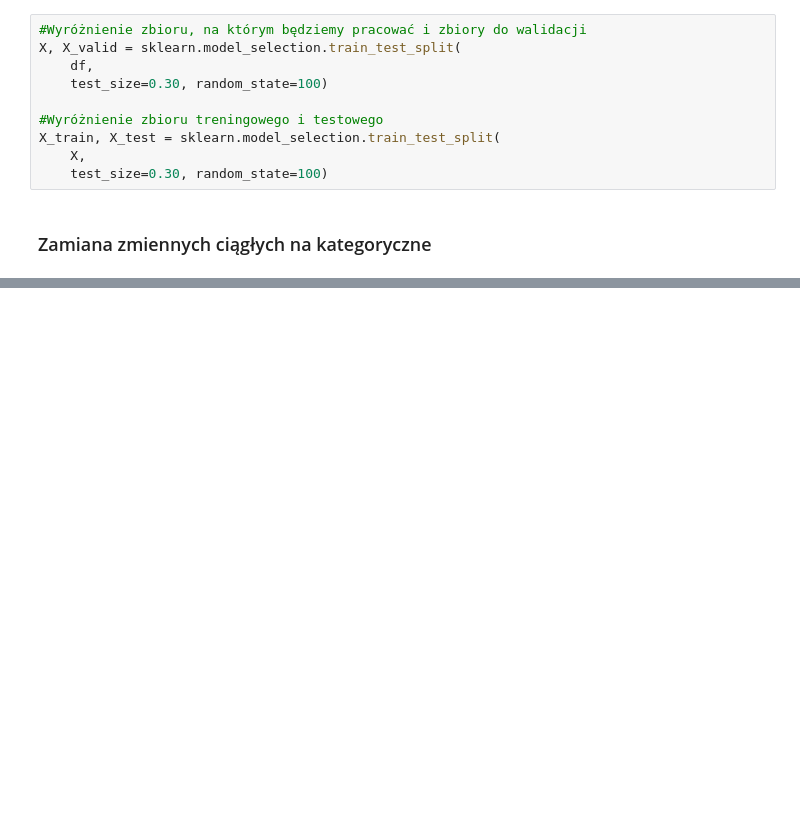
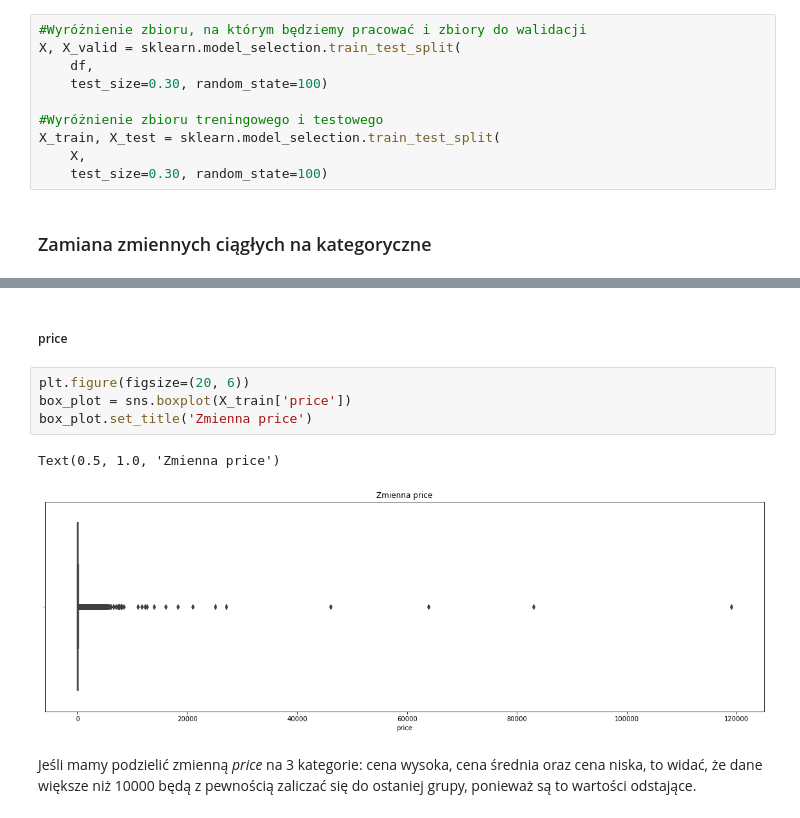
Before and after one commit to malwina0/2022L-ML, a Jupyter notebook: ZD2/ZD2_JakubPiwko_MalwinaWojewoda.ipynb, the cells around one changed output, grey strips where cells are left out. Saved outputs shown, nothing was run; the diff lists cells and outputs as text; blank space fills up the shorter version.

```diff
--- a/ZD2/ZD2_JakubPiwko_MalwinaWojewoda.ipynb
+++ b/ZD2/ZD2_JakubPiwko_MalwinaWojewoda.ipynb
@@ -141,0 +175,11 @@ Nie ma sensu zmienać zmiennej *item_id* ponieważ to numer identyfikujący konk
+# %% [markdown]
+##### price
+# %%
+plt.figure(figsize=(20, 6))
+box_plot = sns.boxplot(X_train['price'])
+box_plot.set_title('Zmienna price')
+# %% [output]
+Text(0.5, 1.0, 'Zmienna price')
+[figure, added]
+# %% [markdown]
+Jeśli mamy podzielić zmienną *price* na 3 kategorie: cena wysoka, cena średnia oraz cena niska, to widać, że dane większe niż 10000 będą z pewnością zaliczać się do ostaniej grupy, ponieważ są to wartości odstające.
```
Also changed, not shown: parts of 21 cells of this notebook.
